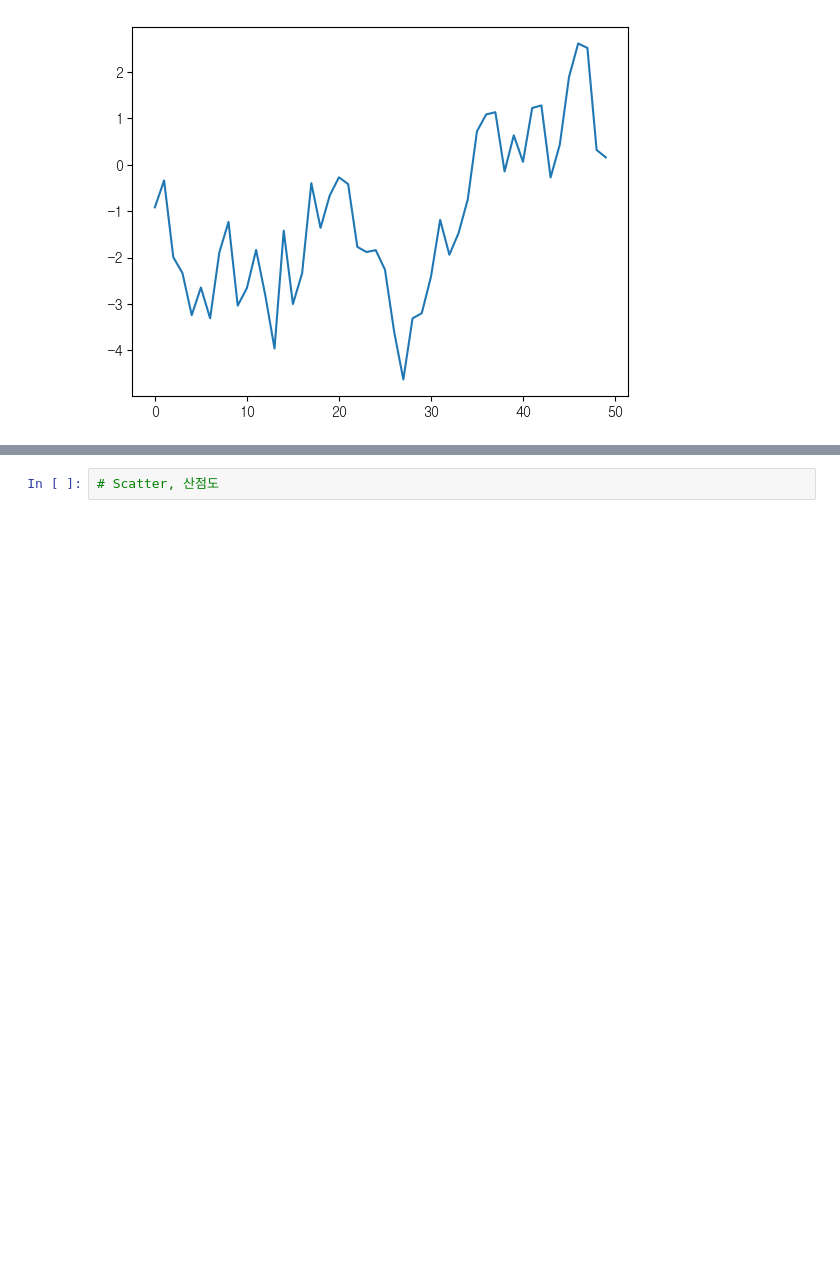
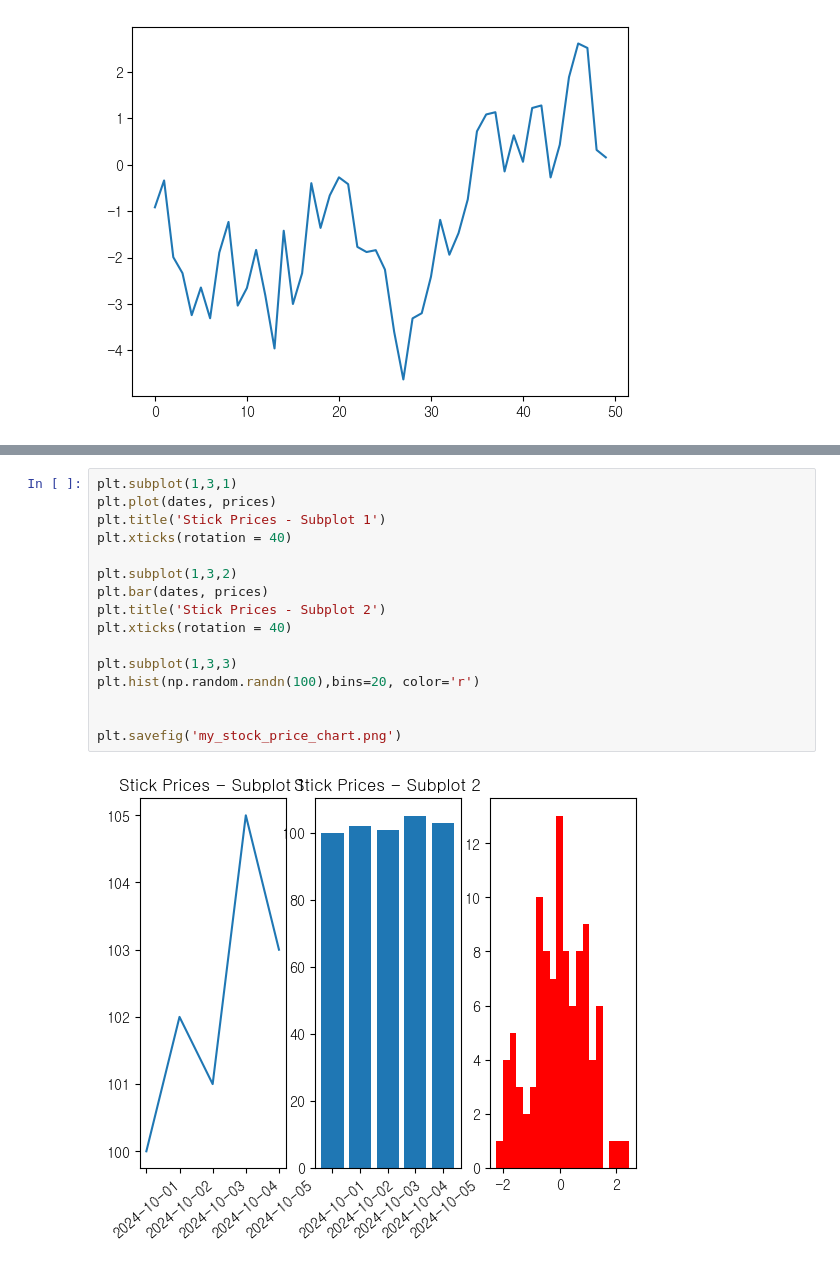
Before and after one commit to hongsh2003/hipython_rep, a Jupyter notebook: 17. 시각화.ipynb, the cells around one changed output, grey strips where cells are left out. Drawn from its saved outputs; the diff is of its cells as text; blank space fills up the shorter version.

```diff
--- a/17. 시각화.ipynb
+++ b/17. 시각화.ipynb
@@ -214,5 +216,21 @@ plt.hist(np.random.randn(100),bins=20, color='r')
          2.8504229 ]),
  <BarContainer object of 20 artists>)
 [figure]
-# %%
-# Scatter, 산점도
+# %%
+plt.subplot(1,3,1)
+plt.plot(dates, prices)
+plt.title('Stick Prices - Subplot 1')
+plt.xticks(rotation = 40)
+
+plt.subplot(1,3,2)
+plt.bar(dates, prices)
+plt.title('Stick Prices - Subplot 2')
+plt.xticks(rotation = 40)
+
+plt.subplot(1,3,3)
+plt.hist(np.random.randn(100),bins=20, color='r')
+
+
+plt.savefig('my_stock_price_chart.png')
+# %% [output]
+[figure, added]
```
Also changed, not shown: parts of 21 cells of this notebook.
